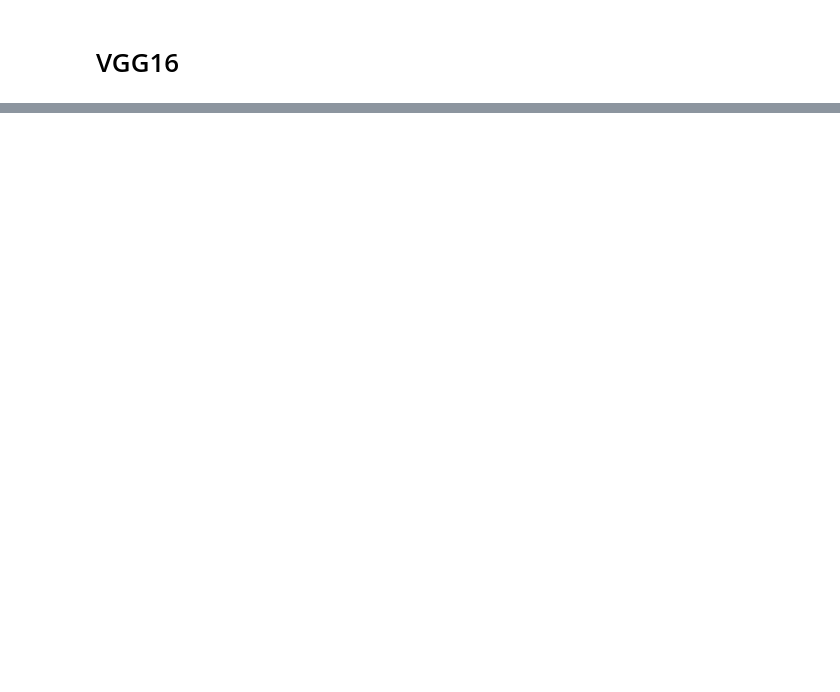
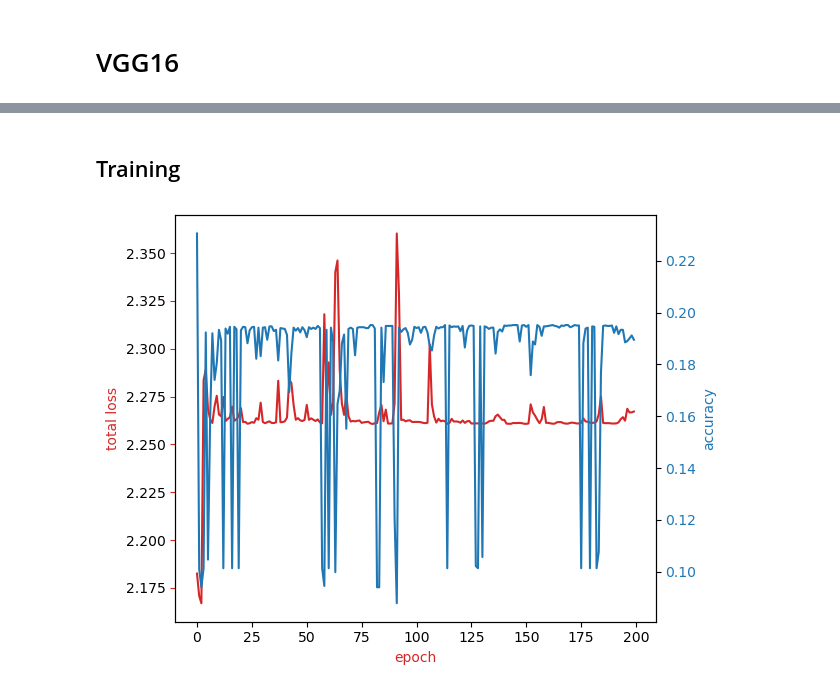
Before and after one commit to tanthinhdt/Applications-With-Fashion-MNIST, a Jupyter notebook: vgg16.ipynb, the cells around one changed output, grey strips where cells are left out. Saved outputs shown, nothing was run; the diff lists cells and outputs as text; code cells hidden in the pictures; blank space fills up the shorter version.

```diff
--- a/vgg16.ipynb
+++ b/vgg16.ipynb
@@ -88,0 +26,7 @@ training.train(epochs=epochs, save_every=save_every,
+# %%
+# declare optimizer details
+optimizer_params = {
+    'lr': 1e-2,
+    'momentum': 0.5
+}
+optimizer_ptt = optim.SGD
@@ -88,0 +42,31 @@ training.train(epochs=epochs, save_every=save_every,
+# %%
+scheduler_params = None
+scheduler_ptt = None
+# %% [markdown]
+## Training
+# %%
+# initialize learning process
+data_dir = r'data/final'
+train_ratio = 0.9
+interpolate = 32
+ckpt_dir = r'checkpoints/vgg/vgg16'
+from_ckpt = False
+
+training = Training(data_dir=data_dir, train_ratio=train_ratio,
+                    interpolate=interpolate, ckpt_dir=ckpt_dir, from_ckpt=from_ckpt,
+                    model_ptt=model_ptt, model_params=model_params,
+                    optimizer_ptt=optimizer_ptt, optimizer_params=optimizer_params,
+                    scheduler_ptt=scheduler_ptt, scheduler_params=scheduler_params)
+training.model.get_summary()
+# %%
+# start learning
+epochs = 200
+save_every = 10
+batch_sizes = [128, 256]
+train_history = training.train(epochs=epochs, save_every=save_every,
+                               batch_sizes=batch_sizes)
+# %%
+# plot training loss and validation accuracy
+training.plot_results()
+# %% [output]
+[figure, added]
```
Also changed, not shown: parts of 12 cells of this notebook, 3 other files.
